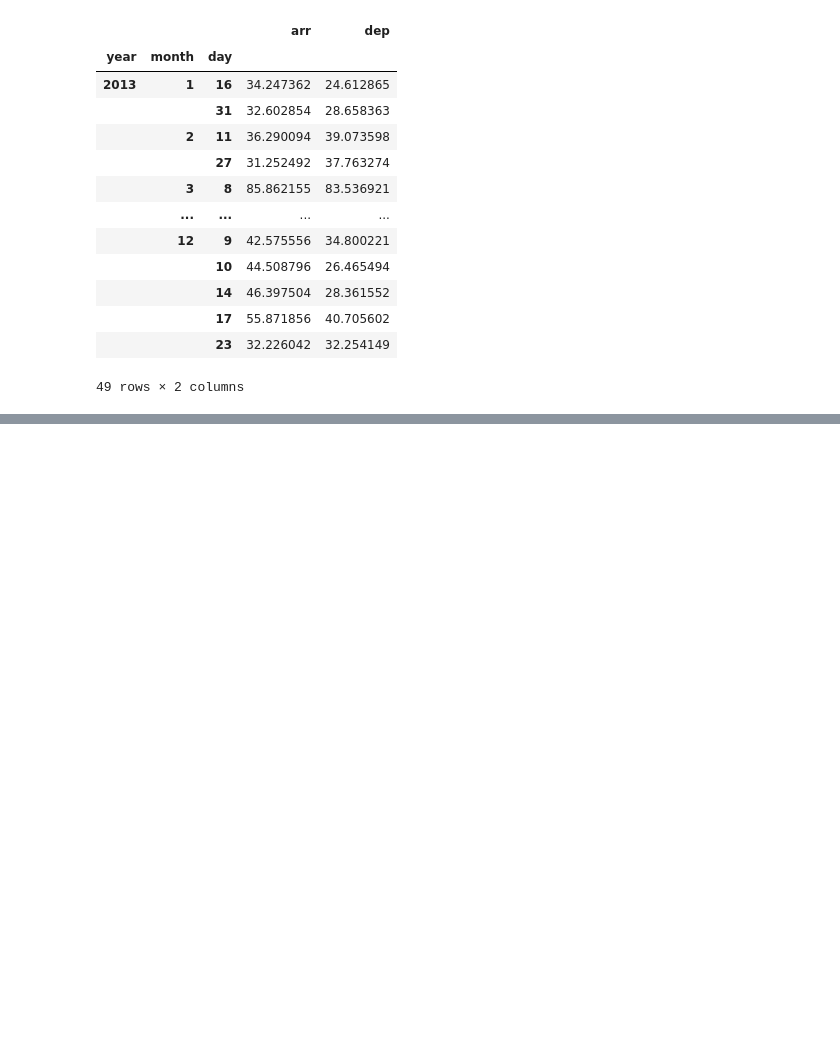
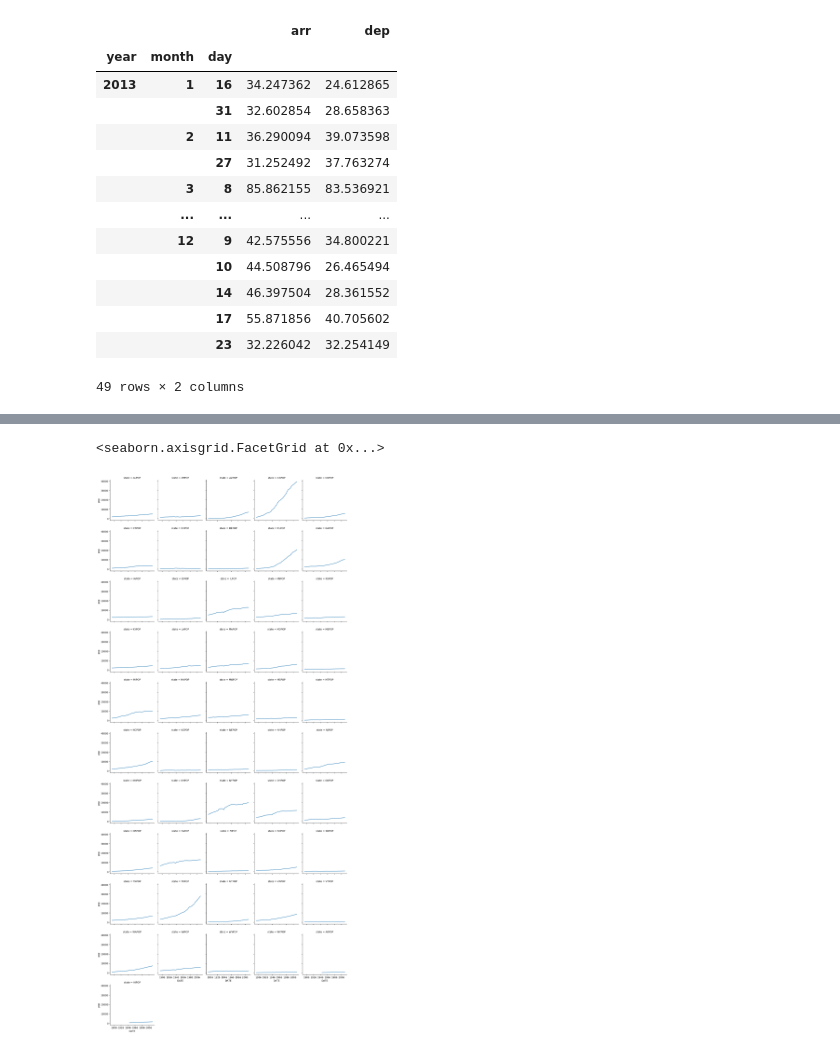
Before and after one commit to TomAugspurger/ia-rug, a Jupyter notebook: notebooks/Pandas.ipynb, the cells around one changed output, grey strips where cells are left out. Saved outputs shown, nothing was run; the diff lists cells and outputs as text; code cells hidden in the pictures; blank space fills up the shorter version.

```diff
--- a/notebooks/Pandas.ipynb
+++ b/notebooks/Pandas.ipynb
@@ -554,0 +508,8 @@ gdp.to_csv("data/pop.csv")
+# %%
+import json
+
+from pandas_datareader.data import DataReader
+import seaborn as sns
+import matplotlib.pyplot as plt
+
+plt.style.use('default')
@@ -554,0 +532,4 @@ gdp.to_csv("data/pop.csv")
+# %%
+gdp = pd.read_csv('data/gdp.csv', index_col='DATE', parse_dates=['DATE'])
+pop = pd.read_csv('data/pop.csv', index_col='DATE', parse_dates=['DATE'])
+gdp.head()
@@ -554,0 +578,7 @@ gdp.to_csv("data/pop.csv")
+# %%
+g = sns.FacetGrid(pop.rename_axis("state", axis=1).stack().rename("pop").reset_index(),
+                  col="state", col_wrap=5)
+g.map(plt.plot, 'DATE', 'pop');
+# %% [output]
+<seaborn.axisgrid.FacetGrid at 0x...>
+[figure, added]
```
Also changed, not shown: parts of 28 cells of this notebook, 5 other files.
